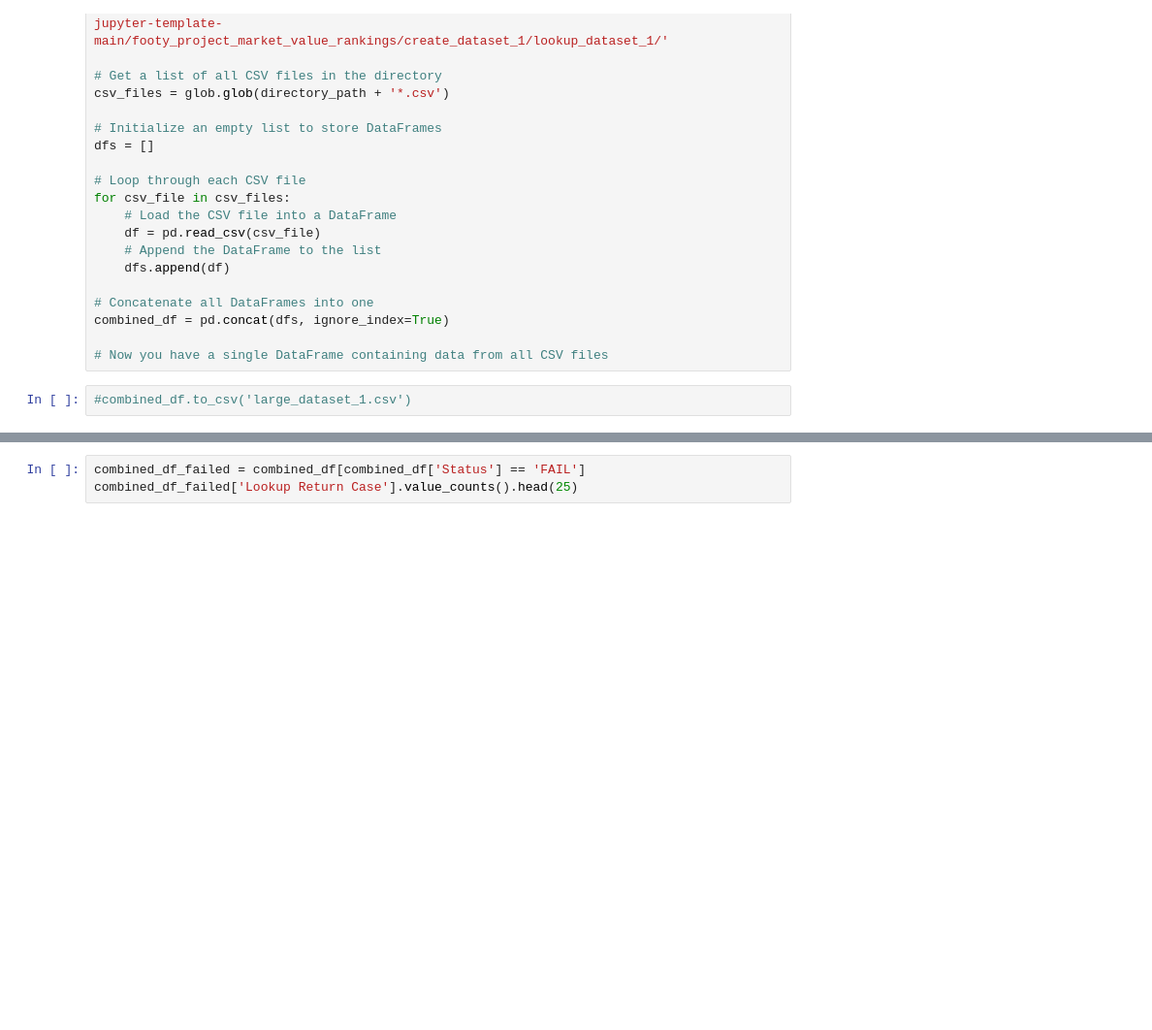
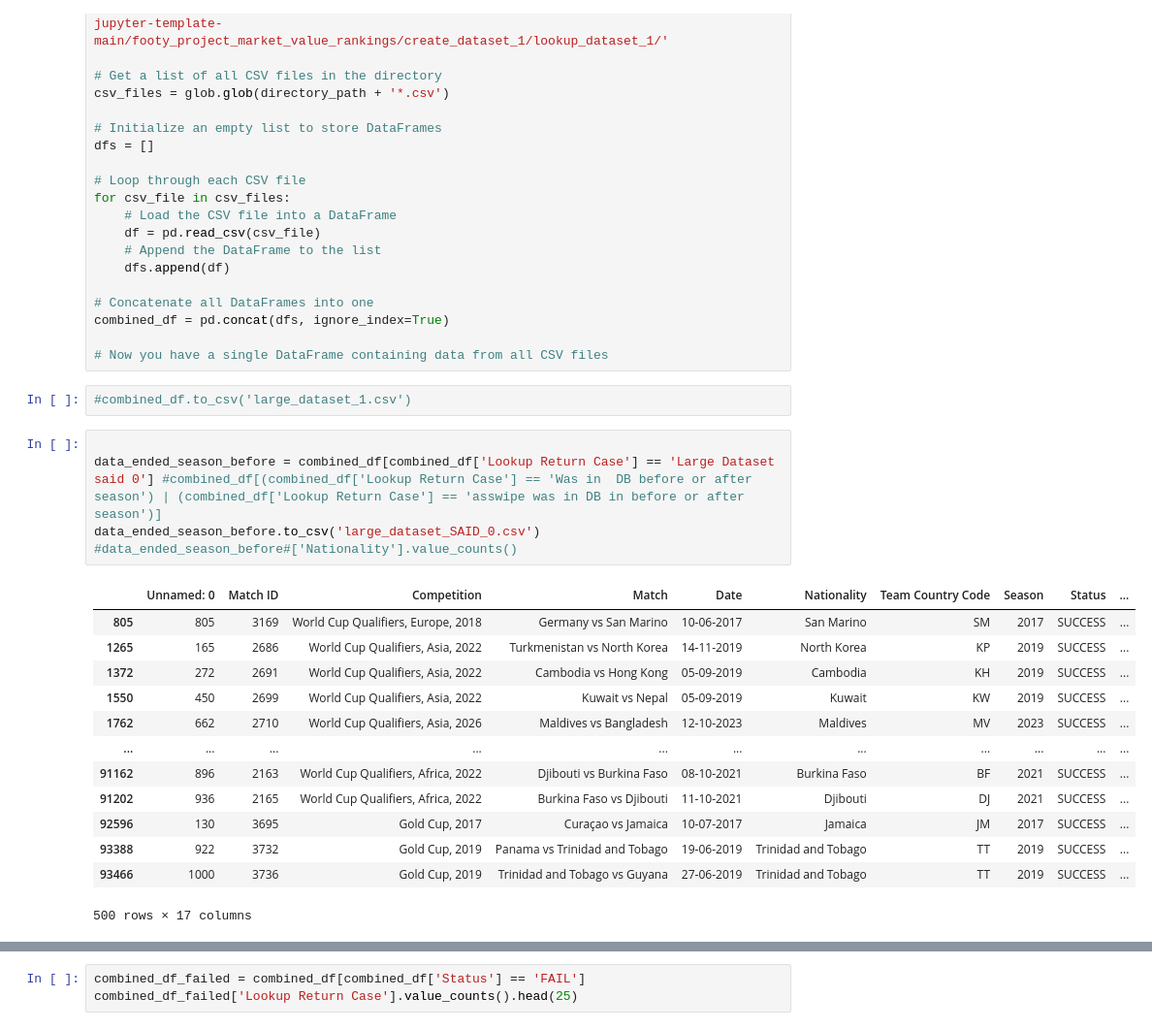
Before and after one commit to finnlsmith/footy_project_market_value_rankings, a Jupyter notebook: create_dataset_1/assemble_dataset_1_part_2.ipynb, the cells around one changed output, grey strips where cells are left out. Shown at 97% size. Drawn from its saved outputs; the diff is of its cells as text; blank space fills up the shorter version.

Commit message:
New CSVs of edge cases

```diff
--- a/create_dataset_1/assemble_dataset_1_part_2.ipynb
+++ b/create_dataset_1/assemble_dataset_1_part_2.ipynb
@@ -83,3 +83,22 @@ combined_df = pd.concat(dfs, ignore_index=True)
 # Now you have a single DataFrame containing data from all CSV files
 # %%
 #combined_df.to_csv('large_dataset_1.csv')
+# %%
+
+data_ended_season_before = combined_df[combined_df['Lookup Return Case'] == 'Large Dataset said 0'] #combined_df[(combined_df['Lookup Return Case'] == 'Was in  DB before or after season') | (combined_df['Lookup Return Case'] == 'asswipe was in DB in before or after season')]
+data_ended_season_before.to_csv('large_dataset_SAID_0.csv')
+#data_ended_season_before#['Nationality'].value_counts()
+# %% [output]
+|  | Unnamed: 0 | Match ID | Competition | Match | Date | Nationality | Team Country Code | Season | Status | ... |
+| 805 | 805 | 3169 | World Cup Qualifiers, Europe, 2018 | Germany vs San Marino | 10-06-2017 | San Marino | SM | 2017 | SUCCESS | ... |
+| 1265 | 165 | 2686 | World Cup Qualifiers, Asia, 2022 | Turkmenistan vs North Korea | 14-11-2019 | North Korea | KP | 2019 | SUCCESS | ... |
+| 1372 | 272 | 2691 | World Cup Qualifiers, Asia, 2022 | Cambodia vs Hong Kong | 05-09-2019 | Cambodia | KH | 2019 | SUCCESS | ... |
+| 1550 | 450 | 2699 | World Cup Qualifiers, Asia, 2022 | Kuwait vs Nepal | 05-09-2019 | Kuwait | KW | 2019 | SUCCESS | ... |
+| 1762 | 662 | 2710 | World Cup Qualifiers, Asia, 2026 | Maldives vs Bangladesh | 12-10-2023 | Maldives | MV | 2023 | SUCCESS | ... |
+| ... | ... | ... | ... | ... | ... | ... | ... | ... | ... | ... |
+| 91162 | 896 | 2163 | World Cup Qualifiers, Africa, 2022 | Djibouti vs Burkina Faso | 08-10-2021 | Burkina Faso | BF | 2021 | SUCCESS | ... |
+| 91202 | 936 | 2165 | World Cup Qualifiers, Africa, 2022 | Burkina Faso vs Djibouti | 11-10-2021 | Djibouti | DJ | 2021 | SUCCESS | ... |
+| 92596 | 130 | 3695 | Gold Cup, 2017 | Curaçao vs Jamaica | 10-07-2017 | Jamaica | JM | 2017 | SUCCESS | ... |
+| 93388 | 922 | 3732 | Gold Cup, 2019 | Panama vs Trinidad and Tobago | 19-06-2019 | Trinidad and Tobago | TT | 2019 | SUCCESS | ... |
+| 93466 | 1000 | 3736 | Gold Cup, 2019 | Trinidad and Tobago vs Guyana | 27-06-2019 | Trinidad and Tobago | TT | 2019 | SUCCESS | ... |
+500 rows × 17 columns
```
Also changed, not shown: parts of 7 cells of this notebook, 8 other files.
